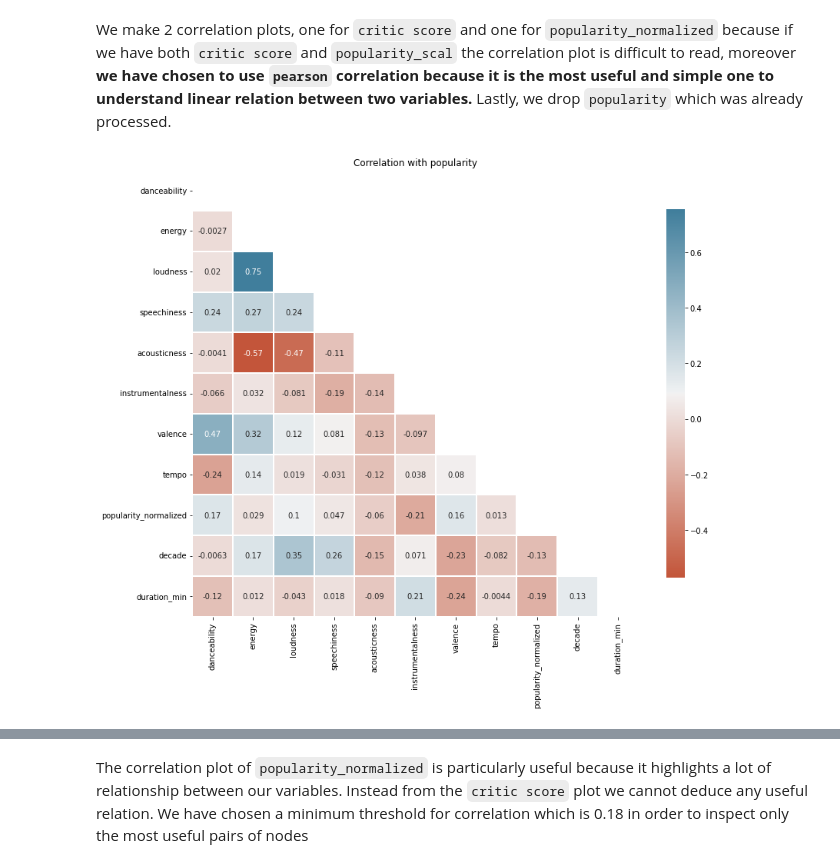
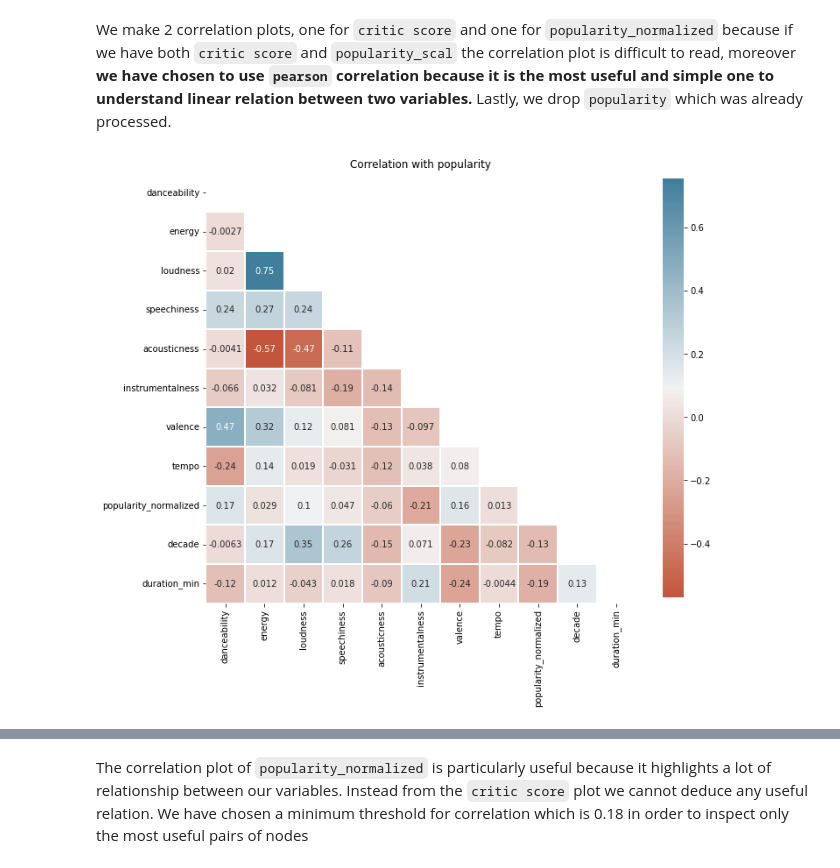
Before and after one commit to MScaramuzzi/FAIKR-3, a Jupyter notebook: df_compl.ipynb, the cells around one changed output, grey strips where cells are left out. Cells and saved outputs as stored; diff of their text form; code cells hidden in the pictures.

```diff
--- a/df_compl.ipynb
+++ b/df_compl.ipynb
@@ -192,19 +192,19 @@ We make 2 correlation plots, one for `critic score` and one for `popularity_norm
 # drop not relevant columns
 dfp=df2.drop(["critic score"],axis=1)
 # %%
-plt.figure(figsize=(13,11))
+plt.figure(figsize=(11,11))
 plt.title("Correlation with popularity")
 corr = dfp.corr(method='pearson')
 mask = np.triu(np.ones_like(corr, dtype=bool))
 sns.heatmap(corr,
             mask=mask,
             annot=True,
             cmap=sns.diverging_palette(20, 230, as_cmap=True),
             square = True,
             linewidths = 1.5,
             cbar_kws = {"shrink": .8});
 # %% [output]
-[figure, old version]
+[figure, new version]
 # %%
 dfc=df2.drop(["popularity_normalized"],axis=1)
 # %%
```
Also changed, not shown: parts of 60 cells of this notebook.
